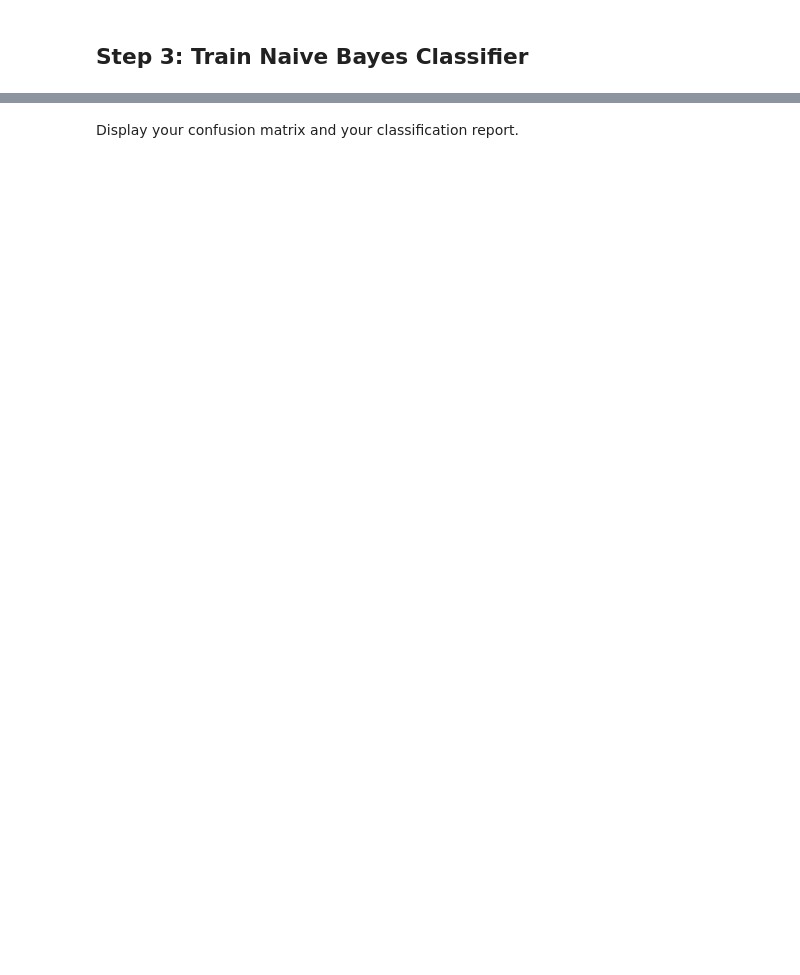
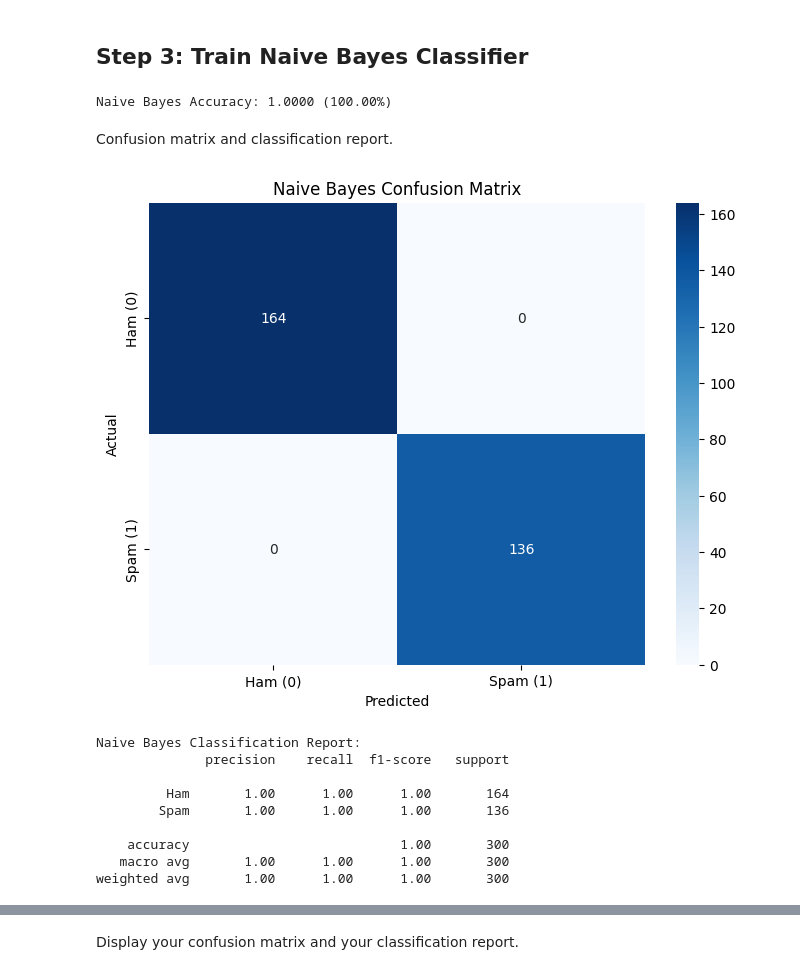
Before and after one commit to SnowSE/project-classification-1-mateo-solo, a Jupyter notebook: notebooks/spam_classification.ipynb, the cells around one changed output, grey strips where cells are left out. Saved outputs shown, nothing was run; the diff lists cells and outputs as text; code cells hidden in the pictures; blank space fills up the shorter version.

```diff
--- a/notebooks/spam_classification.ipynb
+++ b/notebooks/spam_classification.ipynb
@@ -28,0 +32,8 @@ np.random.seed(42)
+# %%
+df = pd.read_csv('../data/spam_data.csv')
+
+print("Dataset shape:", df.shape)
+print("\nClass distribution:")
+print(df['is_spam'].value_counts())
+print("\nFirst few rows:")
+df.head()
@@ -36,2 +78,50 @@ np.random.seed(42)
+# %%
+X = df.drop('is_spam', axis=1)
+y = df['is_spam']
+
+X_train, X_test, y_train, y_test = train_test_split(X, y, test_size=0.3, random_state=42)
+
+
+scaler = StandardScaler()
+X_train_scaled = scaler.fit_transform(X_train)
+
+X_test_scaled = scaler.transform(X_test)
 # %% [markdown]
 ## Step 3: Train Naive Bayes Classifier
+# %%
+nb_model = GaussianNB()
+nb_model.fit(X_train, y_train)
+
+y_pred_nb = nb_model.predict(X_test)
+
+nb_accuracy = accuracy_score(y_test, y_pred_nb)
+print(f"Naive Bayes Accuracy: {nb_accuracy:.4f} ({nb_accuracy*100:.2f}%)")
+# %% [output]
+Naive Bayes Accuracy: 1.0000 (100.00%)
+# %% [markdown]
+Confusion matrix and classification report.
+# %%
+cm_nb = confusion_matrix(y_test, y_pred_nb)
+
+plt.figure(figsize=(8, 6))
+sns.heatmap(cm_nb, annot=True, fmt='d', cmap='Blues',
+            xticklabels=['Ham (0)', 'Spam (1)'],
+            yticklabels=['Ham (0)', 'Spam (1)'])
+plt.title('Naive Bayes Confusion Matrix')
+plt.ylabel('Actual')
+plt.xlabel('Predicted')
+plt.show()
+
+print("\nNaive Bayes Classification Report:")
+print(classification_report(y_test, y_pred_nb, target_names=['Ham', 'Spam']))
+# %% [output]
+[figure, added]
+Naive Bayes Classification Report:
+              precision    recall  f1-score   support
+
+         Ham       1.00      1.00      1.00       164
+        Spam       1.00      1.00      1.00       136
+
+    accuracy                           1.00       300
+   macro avg       1.00      1.00      1.00       300
+weighted avg       1.00      1.00      1.00       300
```
Also changed, not shown: parts of 30 cells of this notebook, 1 other file.
